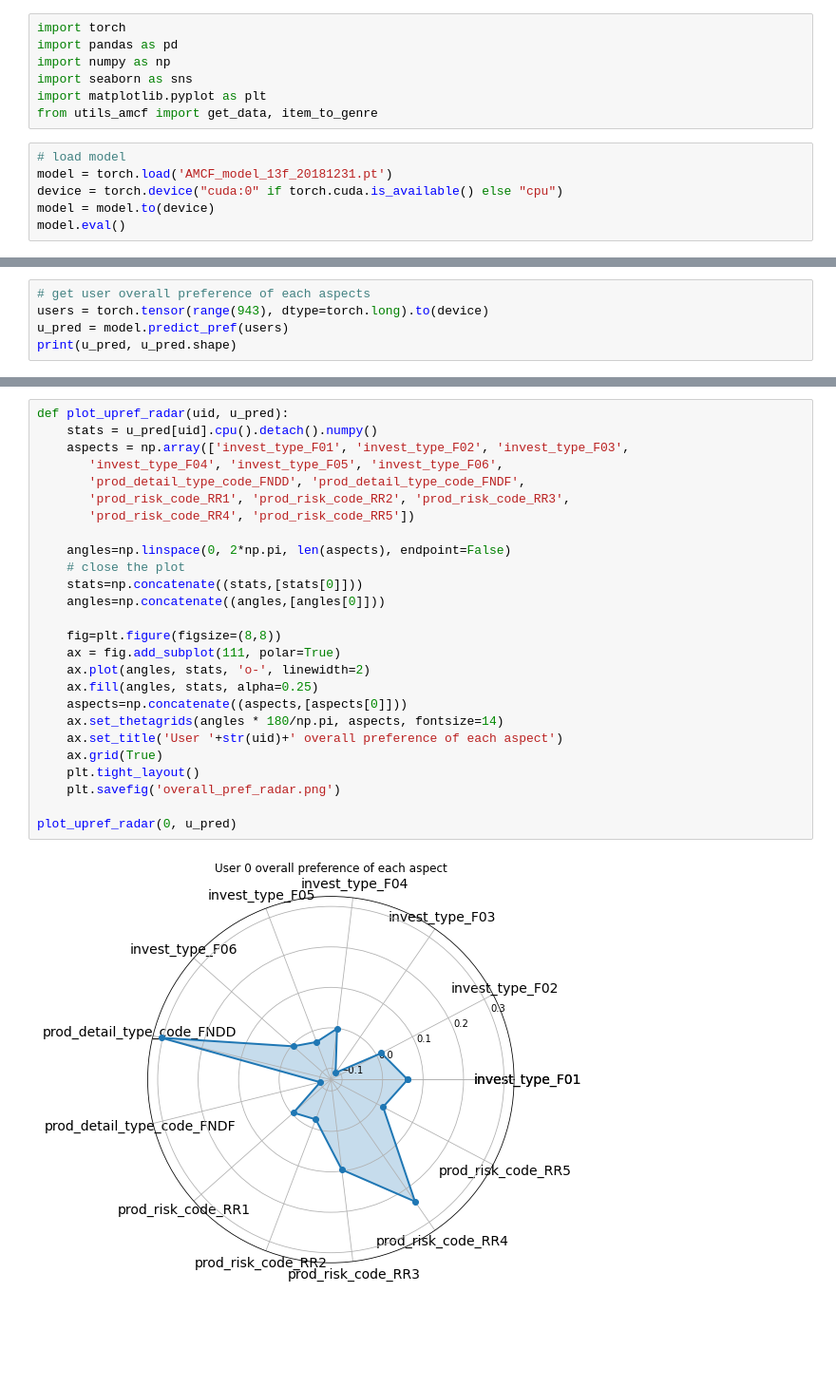
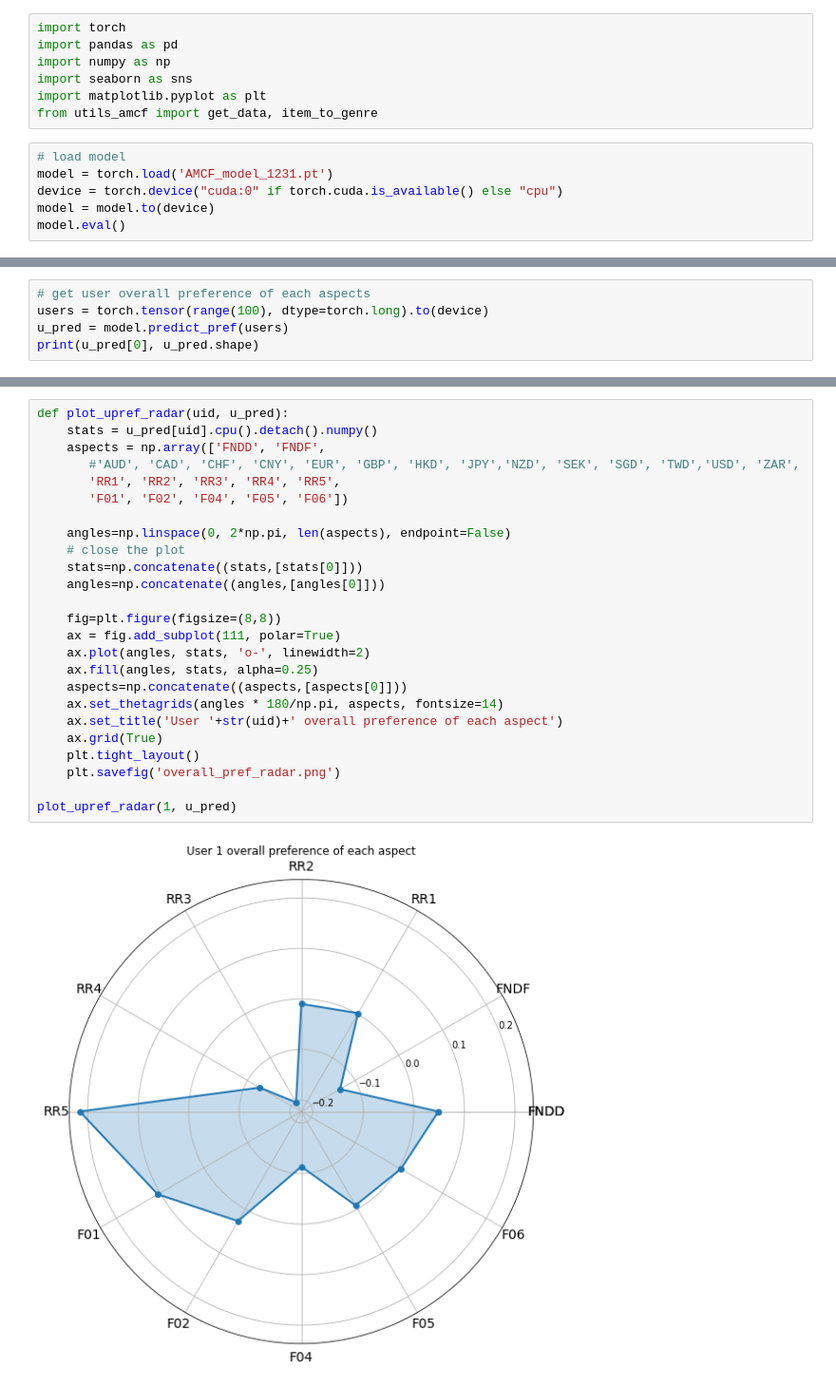
Before and after one commit to elvish7/AMCF, a Jupyter notebook: amcf_dev/reco_explain_test.ipynb, the cells around one changed output, grey strips where cells are left out. Shown: that part at 95% size. Cells and saved outputs as stored; diff of their text form; blank space fills up the shorter version.

```diff
--- a/amcf_dev/reco_explain_test.ipynb
+++ b/amcf_dev/reco_explain_test.ipynb
@@ -10,7 +10,7 @@ import matplotlib.pyplot as plt
 from utils_amcf import get_data, item_to_genre
 # %%
 # load model
-model = torch.load('AMCF_model_13f_20181231.pt')
+model = torch.load('AMCF_model_1231.pt')
 device = torch.device("cuda:0" if torch.cuda.is_available() else "cpu")
 model = model.to(device)
 model.eval()
@@ -29,6 +63,6 @@ AMCF(
 # %%
 # get user overall preference of each aspects
-users = torch.tensor(range(943), dtype=torch.long).to(device)
+users = torch.tensor(range(100), dtype=torch.long).to(device)
 u_pred = model.predict_pref(users)
-print(u_pred, u_pred.shape)
+print(u_pred[0], u_pred.shape)
 # %% [output]
@@ -61,29 +97,28 @@ plot_upref(0, u_pred)
 # %%
 def plot_upref_radar(uid, u_pred):
     stats = u_pred[uid].cpu().detach().numpy()
-    aspects = np.array(['invest_type_F01', 'invest_type_F02', 'invest_type_F03',
-       'invest_type_F04', 'invest_type_F05', 'invest_type_F06',
-       'prod_detail_type_code_FNDD', 'prod_detail_type_code_FNDF',
-       'prod_risk_code_RR1', 'prod_risk_code_RR2', 'prod_risk_code_RR3',
-       'prod_risk_code_RR4', 'prod_risk_code_RR5'])
+    aspects = np.array(['FNDD', 'FNDF',
+       #'AUD', 'CAD', 'CHF', 'CNY', 'EUR', 'GBP', 'HKD', 'JPY','NZD', 'SEK', 'SGD', 'TWD','USD', 'ZAR',
+       'RR1', 'RR2', 'RR3', 'RR4', 'RR5',
+       'F01', 'F02', 'F04', 'F05', 'F06'])
 
     angles=np.linspace(0, 2*np.pi, len(aspects), endpoint=False)
     # close the plot
     stats=np.concatenate((stats,[stats[0]]))
     angles=np.concatenate((angles,[angles[0]]))
 
     fig=plt.figure(figsize=(8,8))
     ax = fig.add_subplot(111, polar=True)
     ax.plot(angles, stats, 'o-', linewidth=2)
     ax.fill(angles, stats, alpha=0.25)
     aspects=np.concatenate((aspects,[aspects[0]]))
     ax.set_thetagrids(angles * 180/np.pi, aspects, fontsize=14)
     ax.set_title('User '+str(uid)+' overall preference of each aspect')
     ax.grid(True)
     plt.tight_layout()
     plt.savefig('overall_pref_radar.png')
 
-plot_upref_radar(0, u_pred)
+plot_upref_radar(1, u_pred)
 # %% [output]
-[figure, old version]
+[figure, new version]
 # %%
```
Also changed, not shown: parts of 10 cells of this notebook, 19 other files.
